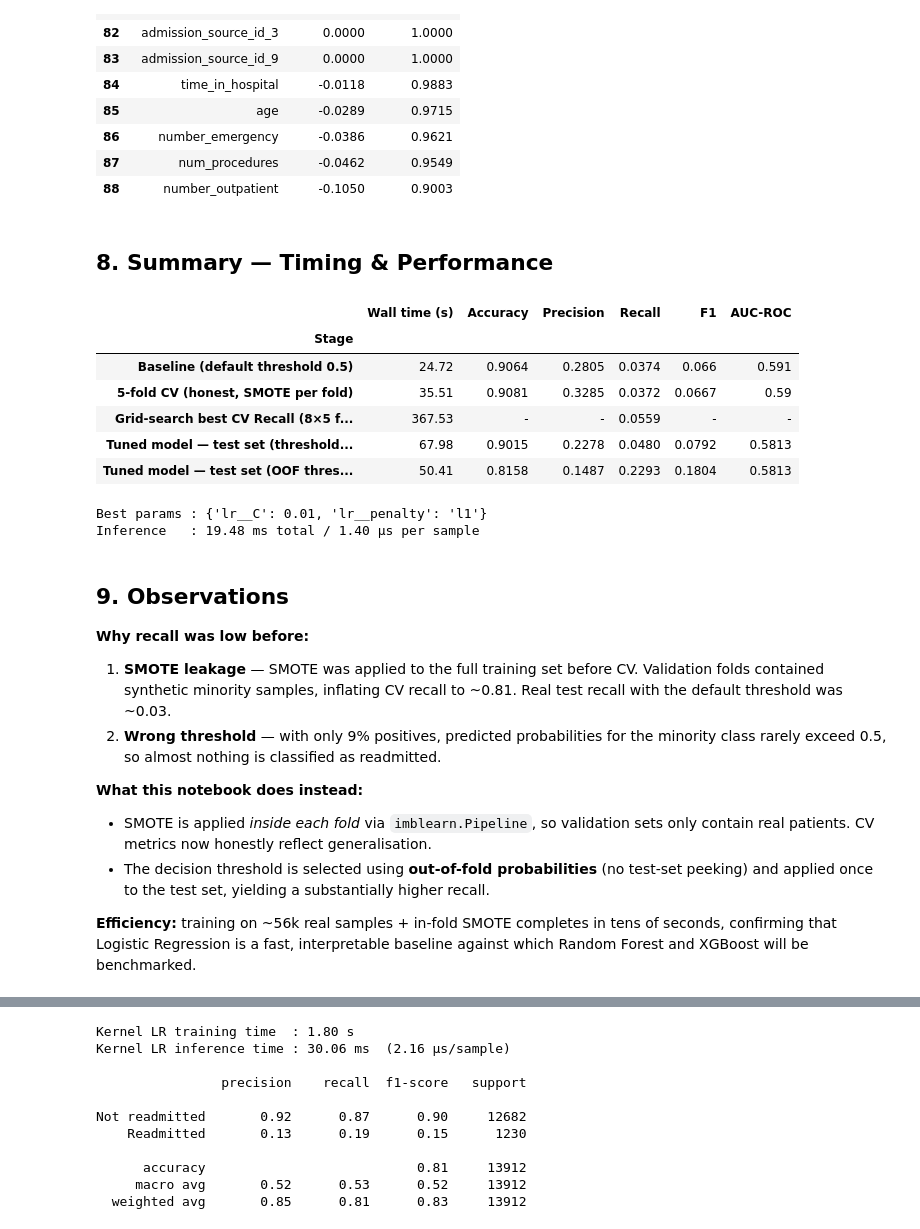
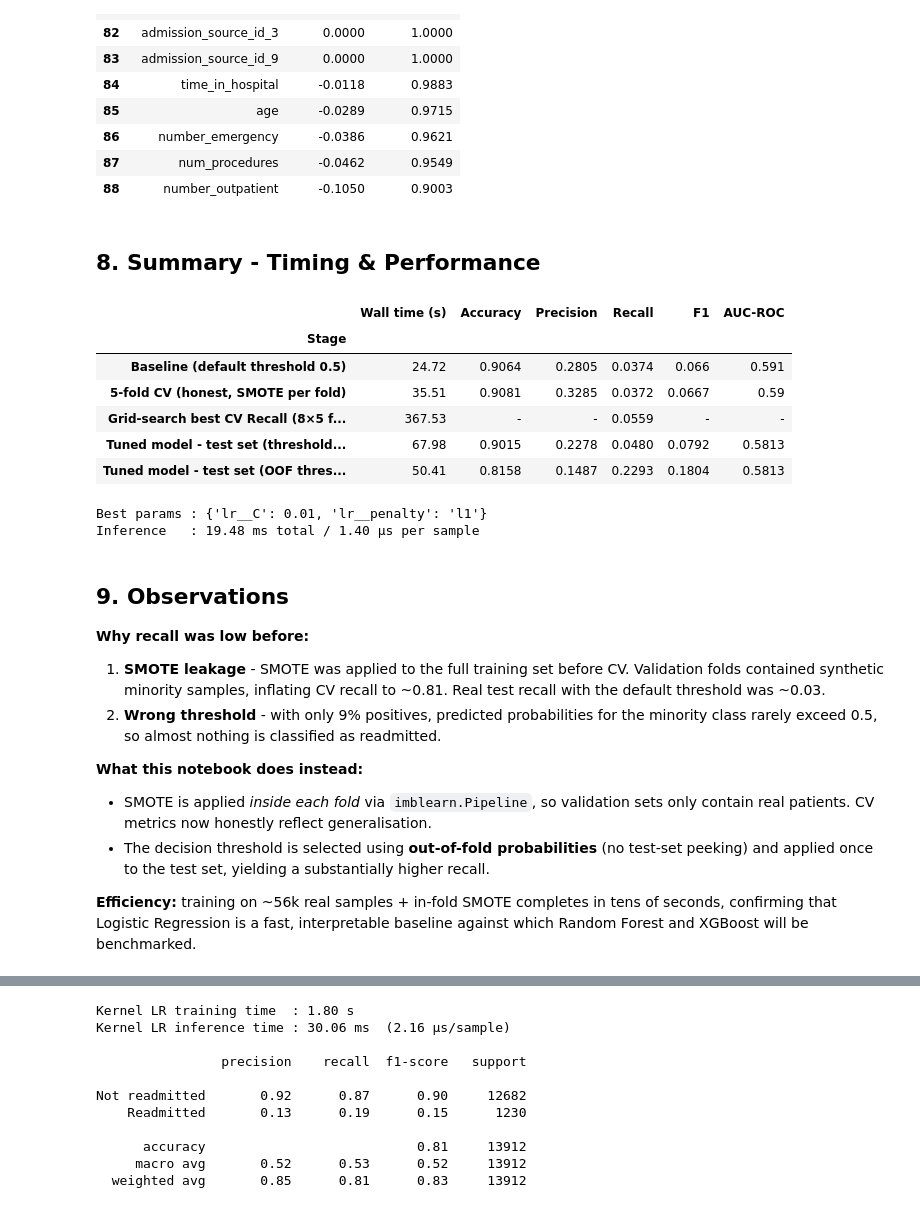
Before and after one commit to svrdgo/diabetes-readmission-risk, a Jupyter notebook: logistic_regression_executed.ipynb, the cells around one changed output, grey strips where cells are left out. Saved outputs shown, nothing was run; the diff lists cells and outputs as text; code cells hidden in the pictures.

```diff
--- a/logistic_regression_executed.ipynb
+++ b/logistic_regression_executed.ipynb
@@ -504,7 +504,7 @@ display(coef_df.tail(10)[["Feature", "Coefficient", "Odds Ratio"]].style.format(
 | 87 | num_procedures | -0.0462 | 0.9549 |
 | 88 | number_outpatient | -0.1050 | 0.9003 |
 # %% [markdown]
-## 8. Summary — Timing & Performance
+## 8. Summary - Timing & Performance
 # %%
 acc_base  = accuracy_score (y_test, y_pred_baseline)
 prec_base = precision_score(y_test, y_pred_baseline)
@@ -550,47 +550,47 @@ summary = pd.DataFrame([
         "F1"            : "-",
         "AUC-ROC"       : "-",
     },
     {
-        "Stage"         : "Tuned model — test set (threshold 0.5)",
+        "Stage"         : "Tuned model - test set (threshold 0.5)",
         "Wall time (s)" : round(final_train_time, 2),
         "Accuracy"      : round(acc, 4),
         "Precision"     : round(prec, 4),
         "Recall"        : round(rec, 4),
         "F1"            : round(f1, 4),
         "AUC-ROC"       : round(auc, 4),
     },
     {
-        "Stage"         : f"Tuned model — test set (OOF threshold {best_thresh:.2f})",
+        "Stage"         : f"Tuned model - test set (OOF threshold {best_thresh:.2f})",
         "Wall time (s)" : round(oof_time, 2),
         "Accuracy"      : round(acc_t, 4),
         "Precision"     : round(prec_t, 4),
         "Recall"        : round(rec_t, 4),
         "F1"            : round(f1_t, 4),
         "AUC-ROC"       : round(auc, 4),
     },
 ])
 
 display(summary.set_index("Stage"))
 print(f"\nBest params : {gs.best_params_}")
 print(f"Inference   : {final_infer_time*1000:.2f} ms total / {final_infer_time/len(X_test)*1e6:.2f} µs per sample")
 # %% [output]
 |  | Wall time (s) | Accuracy | Precision | Recall | F1 | AUC-ROC |
 | Stage |  |  |  |  |  |  |
 | Baseline (default threshold 0.5) | 24.72 | 0.9064 | 0.2805 | 0.0374 | 0.066 | 0.591 |
 | 5-fold CV (honest, SMOTE per fold) | 35.51 | 0.9081 | 0.3285 | 0.0372 | 0.0667 | 0.59 |
 | Grid-search best CV Recall (8×5 f... | 367.53 | - | - | 0.0559 | - | - |
-| Tuned model — test set (threshold... | 67.98 | 0.9015 | 0.2278 | 0.0480 | 0.0792 | 0.5813 |
-| Tuned model — test set (OOF thres... | 50.41 | 0.8158 | 0.1487 | 0.2293 | 0.1804 | 0.5813 |
+| Tuned model - test set (threshold... | 67.98 | 0.9015 | 0.2278 | 0.0480 | 0.0792 | 0.5813 |
+| Tuned model - test set (OOF thres... | 50.41 | 0.8158 | 0.1487 | 0.2293 | 0.1804 | 0.5813 |
 Best params : {'lr__C': 0.01, 'lr__penalty': 'l1'}
 Inference   : 19.48 ms total / 1.40 µs per sample
 # %% [markdown]
 ## 9. Observations
 
 **Why recall was low before:**
-1. **SMOTE leakage** — SMOTE was applied to the full training set before CV. Validation folds
+1. **SMOTE leakage** - SMOTE was applied to the full training set before CV. Validation folds
    contained synthetic minority samples, inflating CV recall to ~0.81. Real test recall with
    the default threshold was ~0.03.
-2. **Wrong threshold** — with only 9% positives, predicted probabilities for the minority class
+2. **Wrong threshold** - with only 9% positives, predicted probabilities for the minority class
    rarely exceed 0.5, so almost nothing is classified as readmitted.
 
 **What this notebook does instead:**
```
Also changed, not shown: parts of 16 cells of this notebook, 5 other files.
